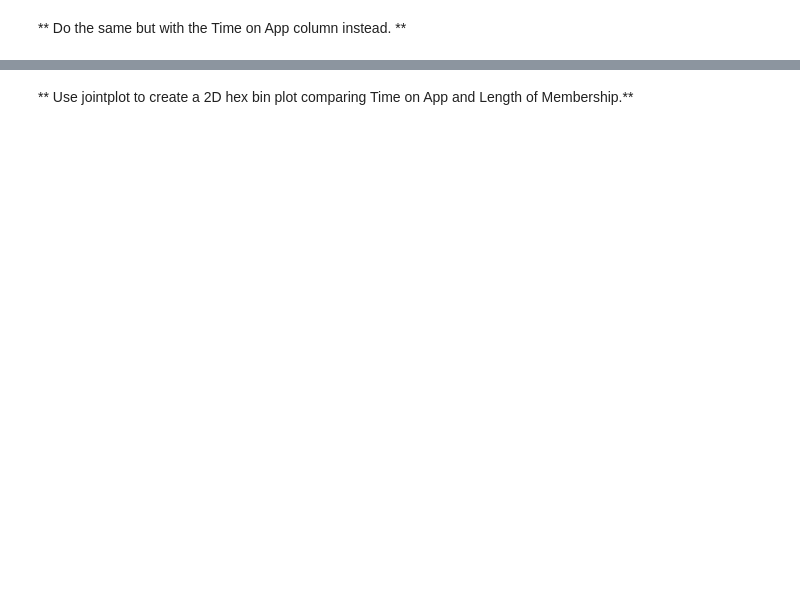
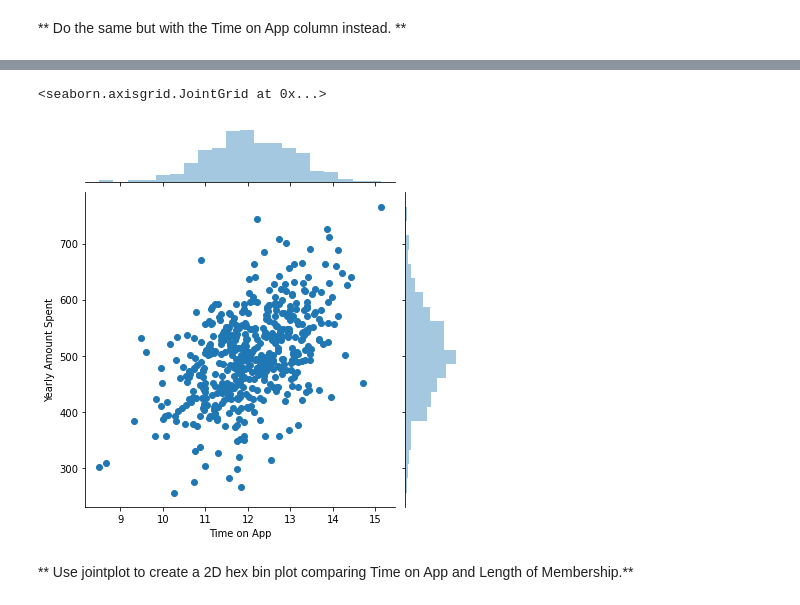
Before and after one commit to Sam-Power/012_ML-Ecommerce-Customer-with-Linear-Regression, a Jupyter notebook: ML Ecommerce Customers with Linear Regression.ipynb, the cells around one changed output, grey strips where cells are left out. Drawn from its saved outputs; the diff is of its cells as text; code cells hidden in the pictures; blank space fills up the shorter version.

```diff
--- a/ML Ecommerce Customers with Linear Regression.ipynb
+++ b/ML Ecommerce Customers with Linear Regression.ipynb
@@ -95,2 +86,7 @@ ___
+# %%
+sns.jointplot(customers['Time on App'], customers['Yearly Amount Spent']) # corr make little more sense than web
+# %% [output]
+<seaborn.axisgrid.JointGrid at 0x...>
+[figure, added]
 # %% [markdown]
 ** Use jointplot to create a 2D hex bin plot comparing Time on App and Length of Membership.**
```
Also changed, not shown: parts of 16 cells of this notebook.
